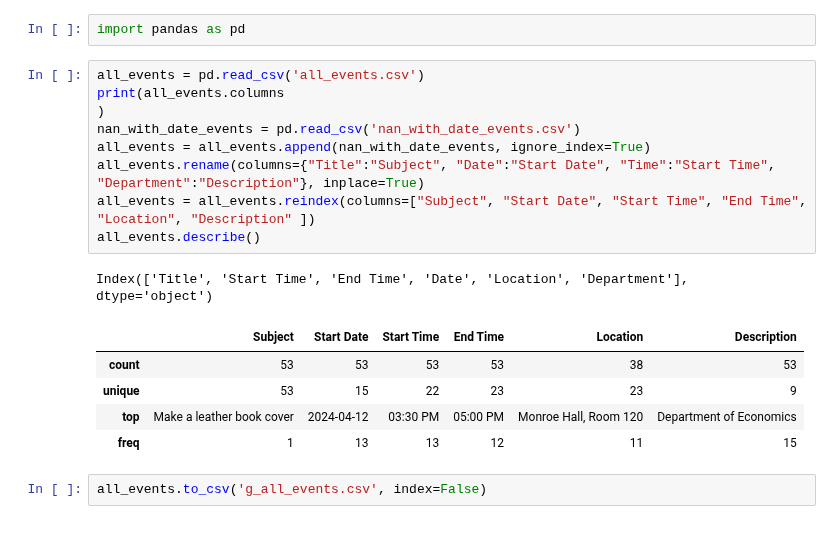
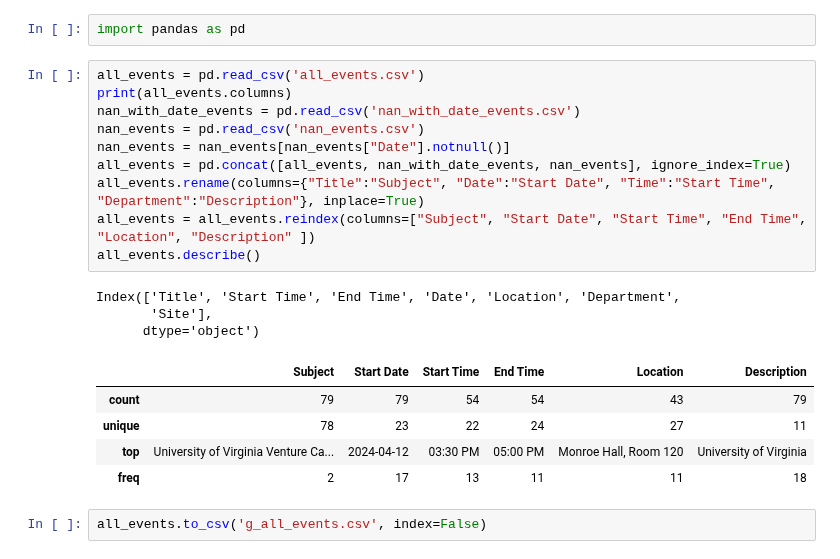
Before and after one commit to alzox/html2ai2json, a Jupyter notebook: allevents_csv/google_calendar.ipynb, the cells around one changed output. Drawn from its saved outputs; the diff is of its cells as text.

```diff
--- a/allevents_csv/google_calendar.ipynb
+++ b/allevents_csv/google_calendar.ipynb
@@ -2,19 +2,22 @@
 import pandas as pd
 # %%
 all_events = pd.read_csv('all_events.csv')
-print(all_events.columns
-)
+print(all_events.columns)
 nan_with_date_events = pd.read_csv('nan_with_date_events.csv')
-all_events = all_events.append(nan_with_date_events, ignore_index=True)
+nan_events = pd.read_csv('nan_events.csv')
+nan_events = nan_events[nan_events["Date"].notnull()]
+all_events = pd.concat([all_events, nan_with_date_events, nan_events], ignore_index=True)
 all_events.rename(columns={"Title":"Subject", "Date":"Start Date", "Time":"Start Time", "Department":"Description"}, inplace=True)
 all_events = all_events.reindex(columns=["Subject", "Start Date", "Start Time", "End Time", "Location", "Description" ])
 all_events.describe()
 # %% [output]
-Index(['Title', 'Start Time', 'End Time', 'Date', 'Location', 'Department'], dtype='object')
+Index(['Title', 'Start Time', 'End Time', 'Date', 'Location', 'Department',
+       'Site'],
+      dtype='object')
 |  | Subject | Start Date | Start Time | End Time | Location | Description |
-| count | 53 | 53 | 53 | 53 | 38 | 53 |
-| unique | 53 | 15 | 22 | 23 | 23 | 9 |
-| top | Make a leather book cover | 2024-04-12 | 03:30 PM | 05:00 PM | Monroe Hall, Room 120 | Department of Economics |
-| freq | 1 | 13 | 13 | 12 | 11 | 15 |
+| count | 79 | 79 | 54 | 54 | 43 | 79 |
+| unique | 78 | 23 | 22 | 24 | 27 | 11 |
+| top | University of Virginia Venture Ca... | 2024-04-12 | 03:30 PM | 05:00 PM | Monroe Hall, Room 120 | University of Virginia |
+| freq | 2 | 17 | 13 | 11 | 11 | 18 |
 # %%
 all_events.to_csv('g_all_events.csv', index=False)
```
Also changed, not shown: 2 other files.
